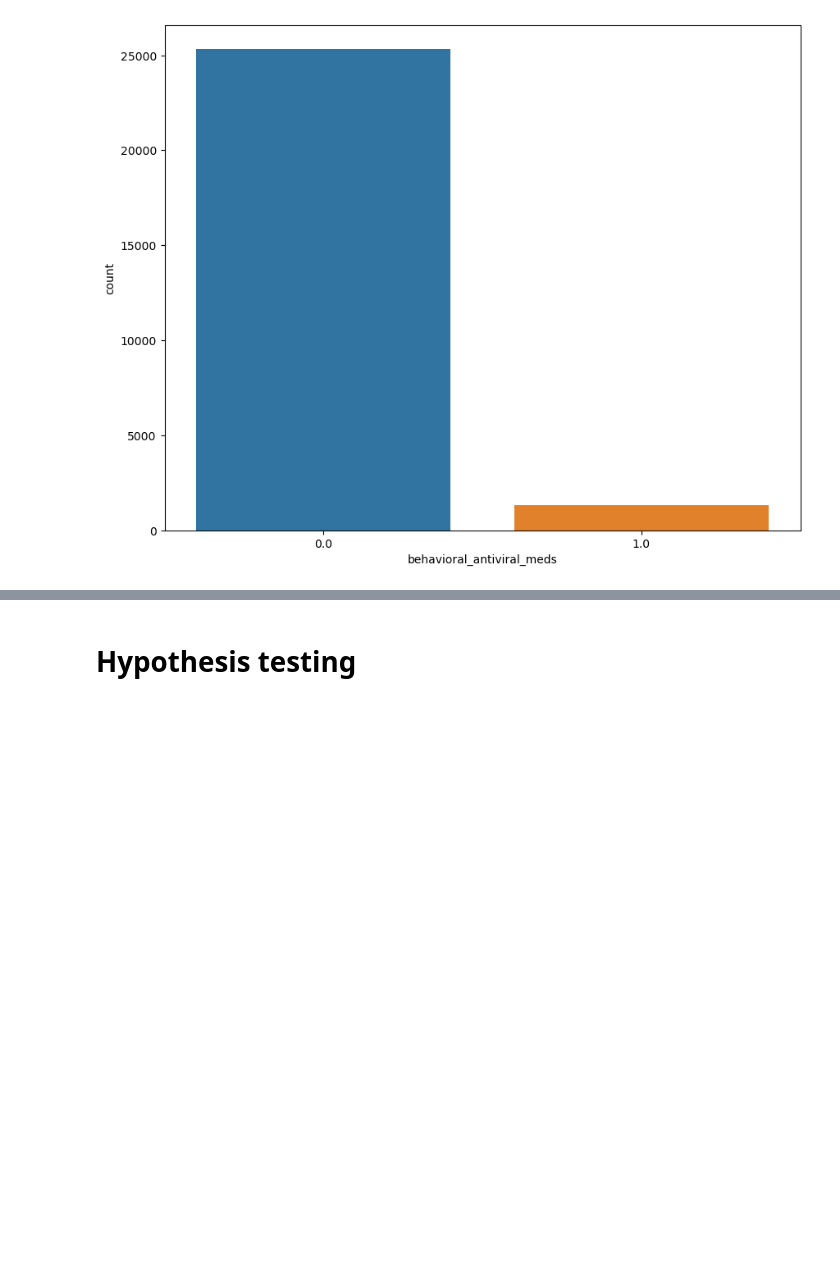
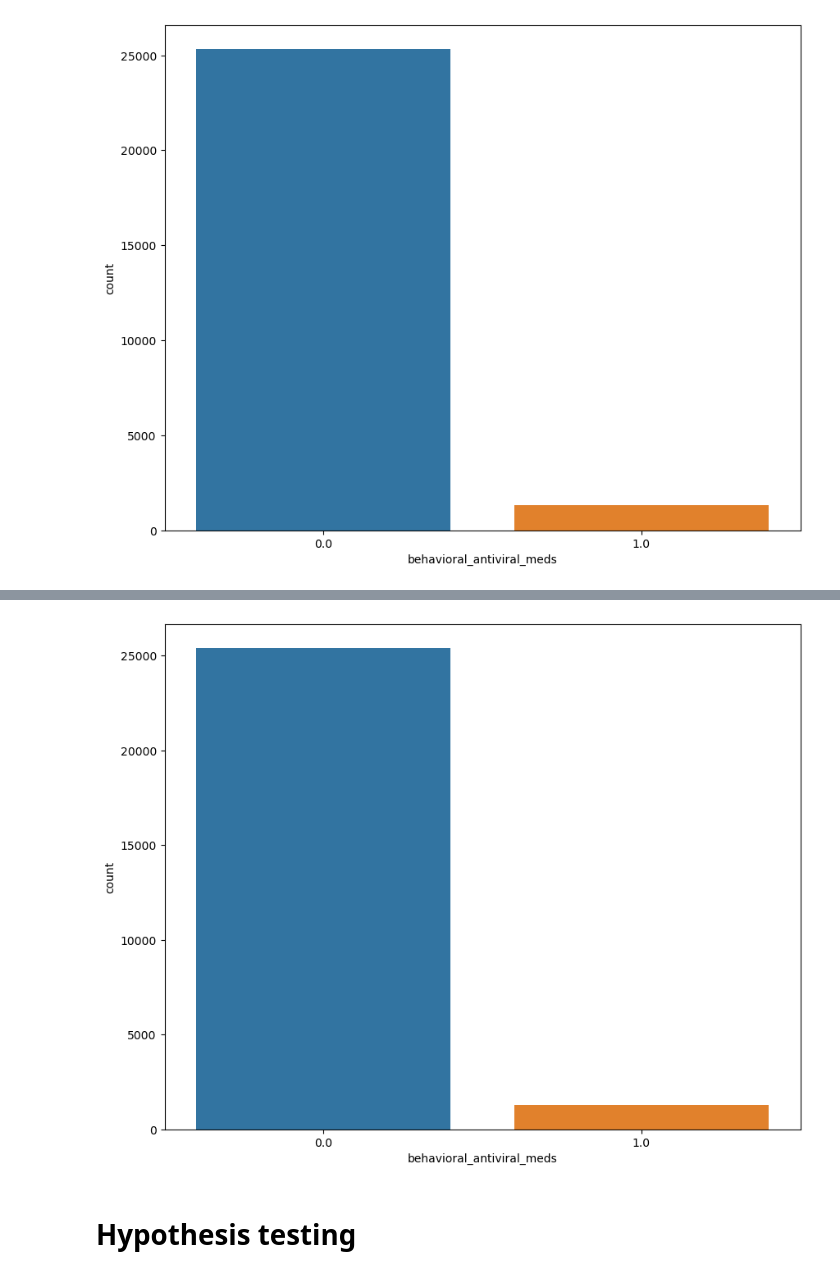
Before and after one commit to Angela-Mukulu-Mwanzia/H1N1-and-Seasonal-Flu-Vaccines, a Jupyter notebook: index.ipynb, the cells around one changed output, grey strips where cells are left out. Cells and saved outputs as stored; diff of their text form; code cells hidden in the pictures; blank space fills up the shorter version.

```diff
--- a/index.ipynb
+++ b/index.ipynb
@@ -140,0 +143,11 @@ plt.show()
+# %%
+# Calculate the percentage of null values per column
+null_percentage = (df.isnull().sum() / len(df)) * 100
+
+# Identify columns with more than 50% null values
+columns_to_drop = null_percentage[null_percentage > 30].index
+
+# Drop those columns from the DataFrame
+df = df.drop(columns=columns_to_drop)
+
+(df.isnull().sum() / len(df) * 100).sort_values(ascending=False)
@@ -141,3 +269,9 @@ plt.show()
+# %%
+plt.figure(figsize=(10,8))
+sns.countplot(x="behavioral_antiviral_meds",data=df)
+plt.show()
+# %% [output]
+[figure, added]
 # %% [markdown]
 # Hypothesis testing
 # %% [markdown]
```
Also changed, not shown: parts of 11 cells of this notebook.
